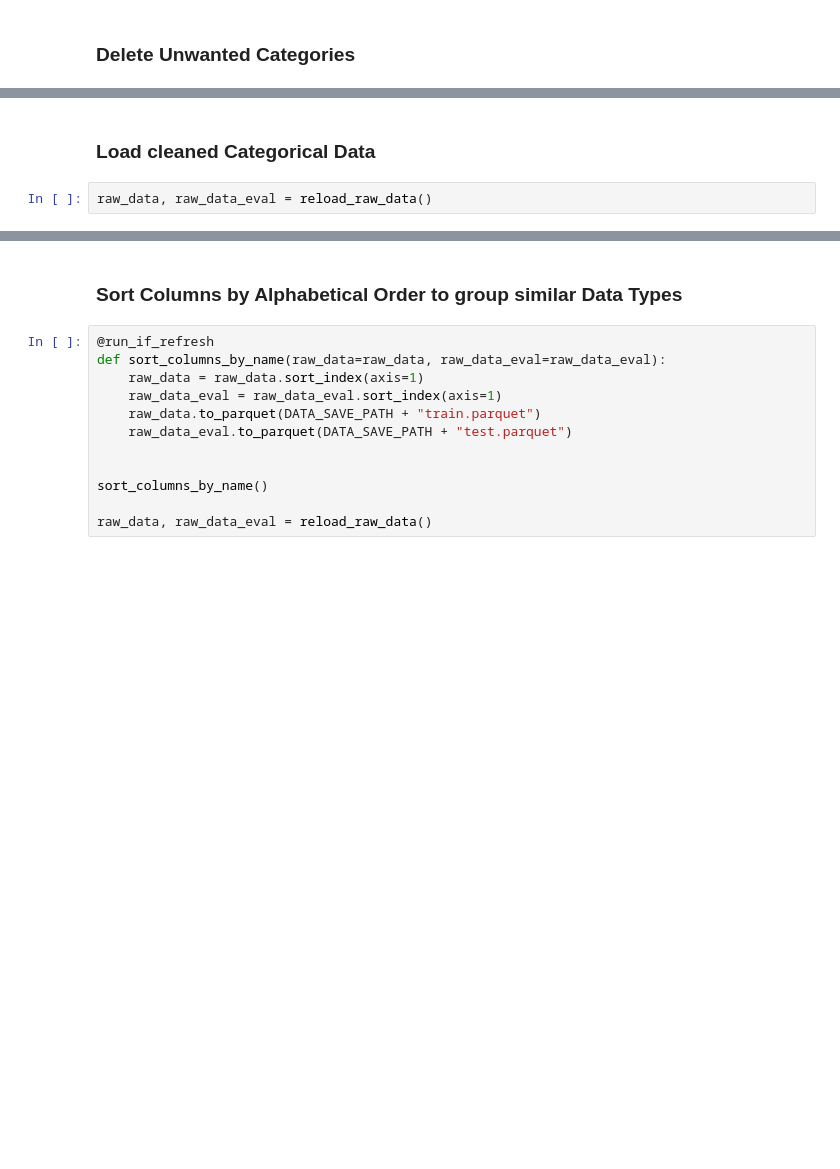
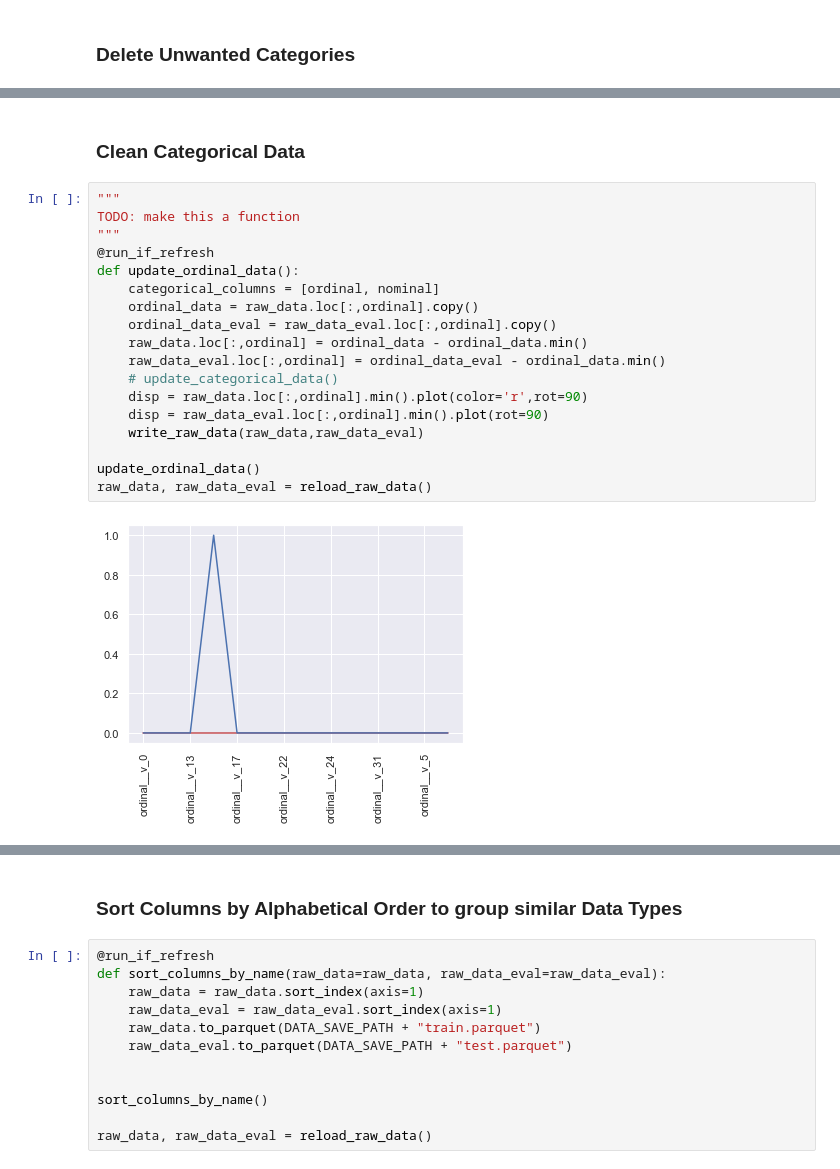
Before and after one commit to risan-raja/sdpiit, a Jupyter notebook: notebooks/sdpiitm-risan-raja-21f10000121.ipynb, the cells around one changed output, grey strips where cells are left out. Cells and saved outputs as stored; diff of their text form; blank space fills up the shorter version.

```diff
--- a/notebooks/sdpiitm-risan-raja-21f10000121.ipynb
+++ b/notebooks/sdpiitm-risan-raja-21f10000121.ipynb
@@ -867,4 +858,22 @@ update_categorical_data()
 # %% [markdown]
-### Load cleaned Categorical Data
+### Clean Categorical Data
-# %%
-raw_data, raw_data_eval = reload_raw_data()
+# %%
+"""
+TODO: make this a function
+"""
+@run_if_refresh
+def update_ordinal_data():
+    categorical_columns = [ordinal, nominal]
+    ordinal_data = raw_data.loc[:,ordinal].copy()
+    ordinal_data_eval = raw_data_eval.loc[:,ordinal].copy()
+    raw_data.loc[:,ordinal] = ordinal_data - ordinal_data.min()
+    raw_data_eval.loc[:,ordinal] = ordinal_data_eval - ordinal_data.min()
+    # update_categorical_data()
+    disp = raw_data.loc[:,ordinal].min().plot(color='r',rot=90)
+    disp = raw_data_eval.loc[:,ordinal].min().plot(rot=90)
+    write_raw_data(raw_data,raw_data_eval)
+
+update_ordinal_data()
+raw_data, raw_data_eval = reload_raw_data()
+# %% [output]
+[figure, added]
```
Also changed, not shown: parts of 59 cells of this notebook, 3 other files.
